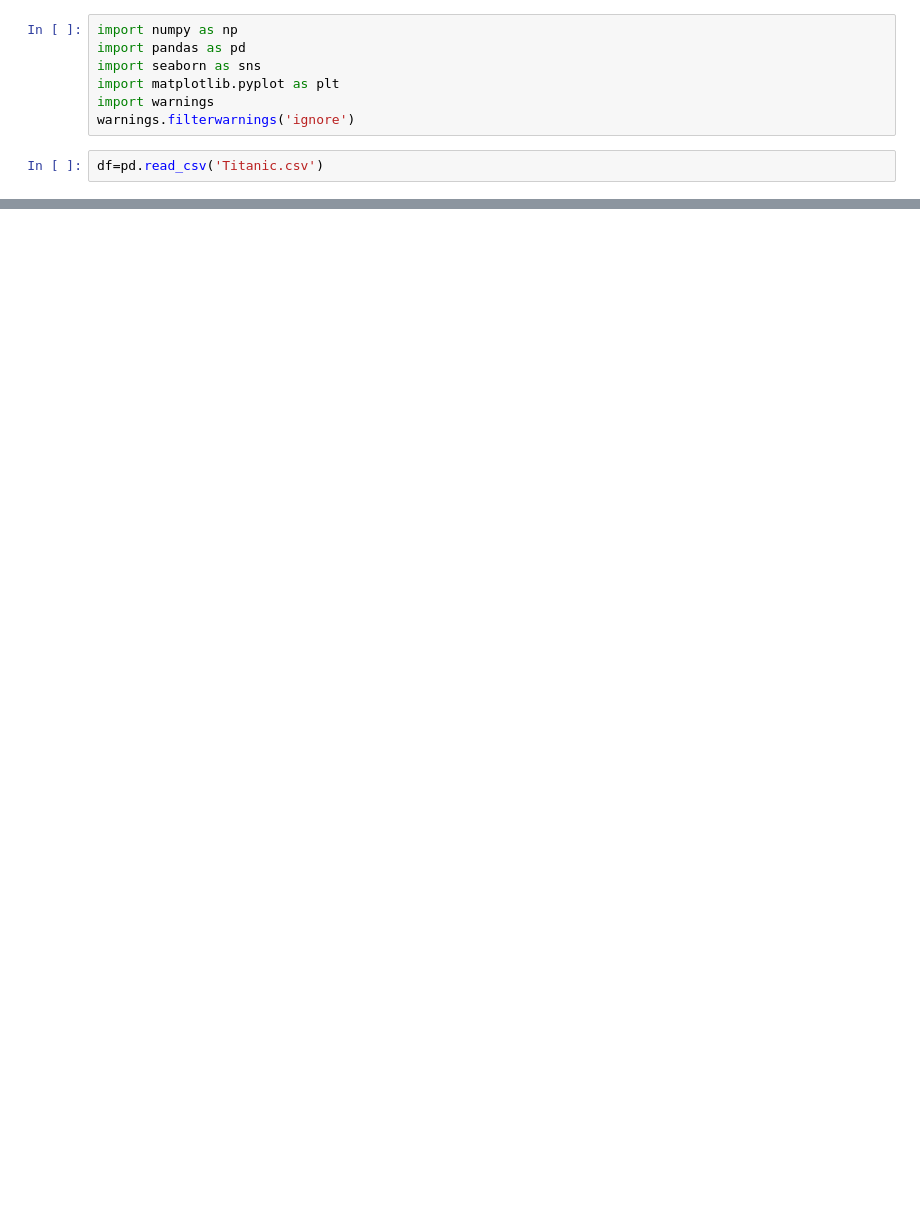
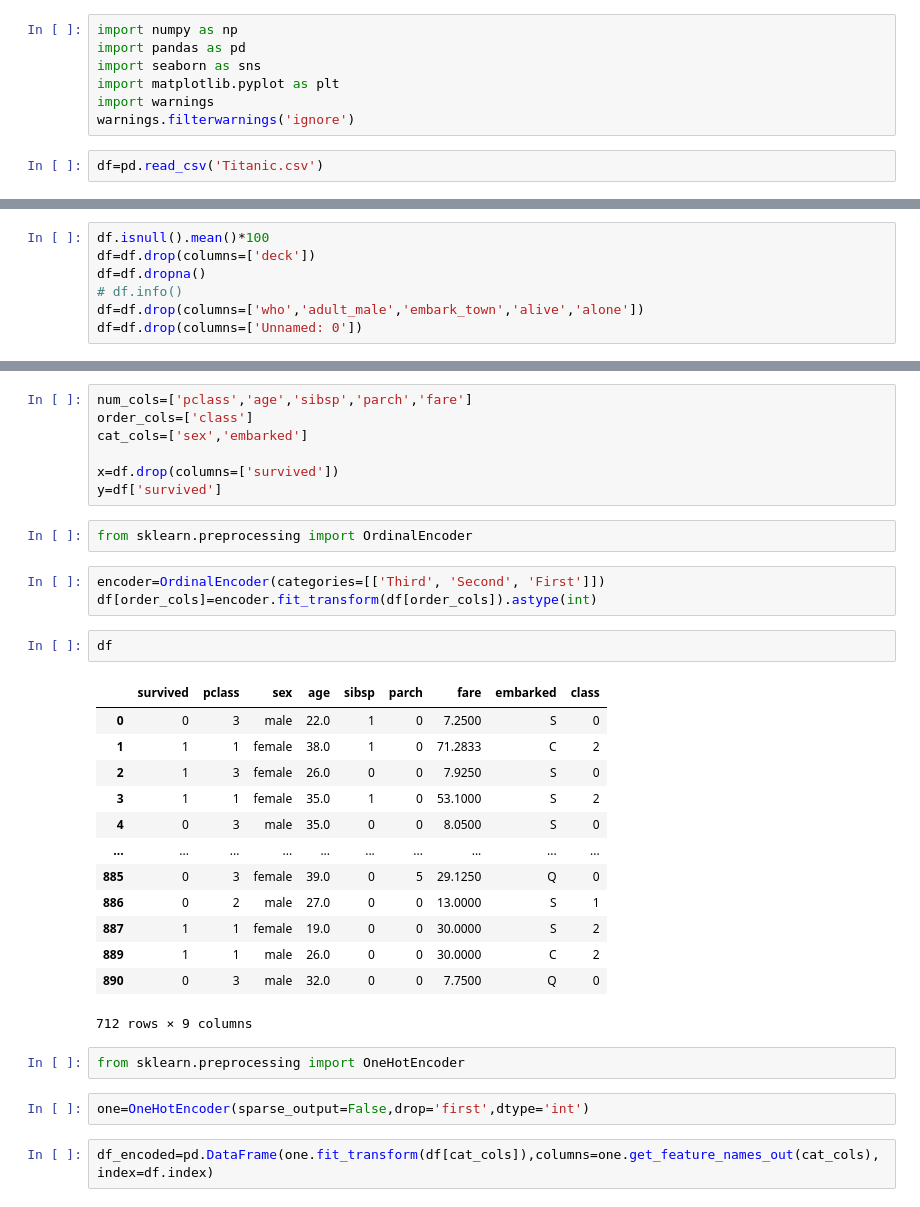
Before and after one commit to Rohit2209Raj/100_Days_of_Machine_Learning_new, a Jupyter notebook: Feature Engineering/1.Scaling/3.CategoricalEncoding/3.One Hot Encoder/OneHotEncoder_Titanic.ipynb, the cells around one changed output, grey strips where cells are left out. Cells and saved outputs as stored; diff of their text form; blank space fills up the shorter version.

```diff
--- a/Feature Engineering/1.Scaling/3.CategoricalEncoding/3.One Hot Encoder/OneHotEncoder_Titanic.ipynb
+++ b/Feature Engineering/1.Scaling/3.CategoricalEncoding/3.One Hot Encoder/OneHotEncoder_Titanic.ipynb
@@ -23,0 +15,7 @@ df.sample(10)
+# %%
+df.isnull().mean()*100
+df=df.drop(columns=['deck'])
+df=df.dropna()
+# df.info()
+df=df.drop(columns=['who','adult_male','embark_town','alive','alone'])
+df=df.drop(columns=['Unnamed: 0'])
@@ -23,0 +36,34 @@ df.sample(10)
+# %%
+num_cols=['pclass','age','sibsp','parch','fare']
+order_cols=['class']
+cat_cols=['sex','embarked']
+
+x=df.drop(columns=['survived'])
+y=df['survived']
+# %%
+from sklearn.preprocessing import OrdinalEncoder
+# %%
+encoder=OrdinalEncoder(categories=[['Third', 'Second', 'First']])
+df[order_cols]=encoder.fit_transform(df[order_cols]).astype(int)
+# %%
+df
+# %% [output]
+|  | survived | pclass | sex | age | sibsp | parch | fare | embarked | class |
+| 0 | 0 | 3 | male | 22.0 | 1 | 0 | 7.2500 | S | 0 |
+| 1 | 1 | 1 | female | 38.0 | 1 | 0 | 71.2833 | C | 2 |
+| 2 | 1 | 3 | female | 26.0 | 0 | 0 | 7.9250 | S | 0 |
+| 3 | 1 | 1 | female | 35.0 | 1 | 0 | 53.1000 | S | 2 |
+| 4 | 0 | 3 | male | 35.0 | 0 | 0 | 8.0500 | S | 0 |
+| ... | ... | ... | ... | ... | ... | ... | ... | ... | ... |
+| 885 | 0 | 3 | female | 39.0 | 0 | 5 | 29.1250 | Q | 0 |
+| 886 | 0 | 2 | male | 27.0 | 0 | 0 | 13.0000 | S | 1 |
+| 887 | 1 | 1 | female | 19.0 | 0 | 0 | 30.0000 | S | 2 |
+| 889 | 1 | 1 | male | 26.0 | 0 | 0 | 30.0000 | C | 2 |
+| 890 | 0 | 3 | male | 32.0 | 0 | 0 | 7.7500 | Q | 0 |
+712 rows × 9 columns
+# %%
+from sklearn.preprocessing import OneHotEncoder
+# %%
+one=OneHotEncoder(sparse_output=False,drop='first',dtype='int')
+# %%
+df_encoded=pd.DataFrame(one.fit_transform(df[cat_cols]),columns=one.get_feature_names_out(cat_cols), index=df.index)
```
Also changed, not shown: parts of 19 cells of this notebook, 1 other file.
